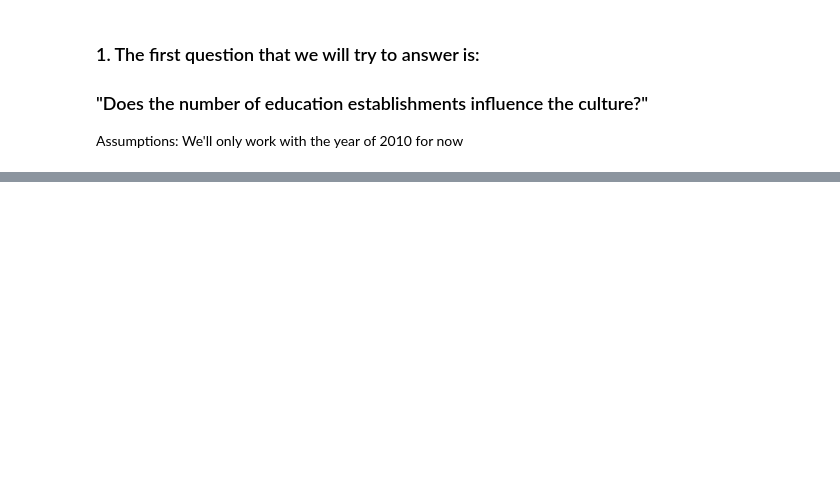
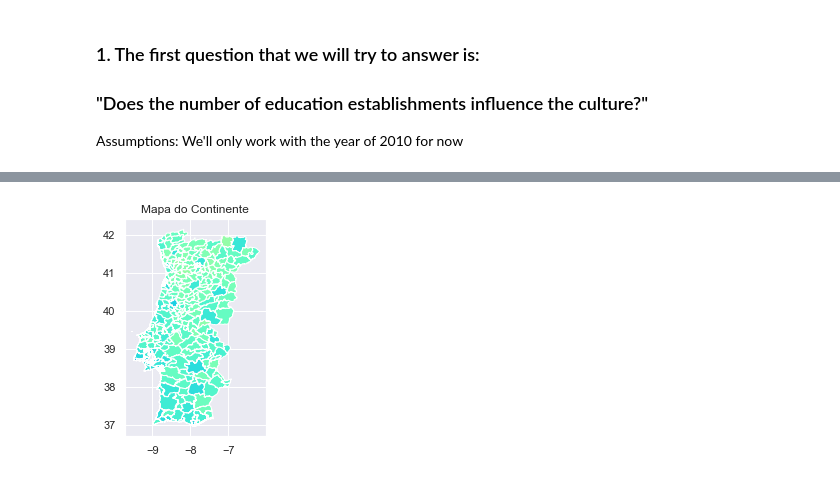
Before and after one commit to hjoaquim/psn-fs-js-hj, a Jupyter notebook: projeto-final.ipynb, the cells around one changed output, grey strips where cells are left out. Saved outputs shown, nothing was run; the diff lists cells and outputs as text; code cells hidden in the pictures; blank space fills up the shorter version.

Commit message:
printing maps on final project

```diff
--- a/projeto-final.ipynb
+++ b/projeto-final.ipynb
@@ -34,3 +36,6 @@ shp.loc[((shp['NAME_2']=='Lagoa') & (shp['NAME_1']=='Azores')),'NAME_2'] = 'Lago
 shp=shp.rename(columns={'NAME_1':'Distrito'})
 # Changing index so it county based again
 shp.index=shp['NAME_2']
+madeiraCountys = shp[shp['Distrito']=='Madeira'].index.to_list()
+azoresCountys = shp[shp['Distrito']=='Azores'].index.to_list()
+continentCountys = shp[(shp['Distrito']!='Azores') & (shp['Distrito']!='Madeira')].index.to_list()
@@ -52,0 +42,6 @@ df
+# %%
+# Adding info that is in the shapefile to the original excel
+# Pandas library automatically find the indexes for us, so we don't have to bother
+df['Distrito'] = shp['Distrito']
+df['geometry'] = shp['geometry']
+df
@@ -81,20 +102,22 @@ df2010_pplMiddle = df2010[['Básico 3º ciclo', 'Secundário']]
 df2010_pplSuperior = df2010[['Superior']]
 
 
-d = {'Municipios': df2010['Municipios'].tolist(),
+d = {'Municipios': df2010.index.tolist(),
      'qty-Est-Superior': df2010_establecimentosSuperior.sum(axis=1).to_frame()[0].tolist(),
      'ppl-Superior-Ed': df2010_pplLow.sum(axis=1).to_frame()[0].tolist(),
      'qty-Est-Middle': df2010_establecimentosMiddle.sum(axis=1).to_frame()[0].tolist(),
      'ppl-Middle-Ed': df2010_pplMiddle.sum(axis=1).to_frame()[0].tolist(),
      'qty-Est-Low': df2010_establecimentosLow.sum(axis=1).to_frame()[0].tolist(),
      'ppl-Low-Ed': df2010_pplSuperior.sum(axis=1).to_frame()[0].tolist(),
+     'Distrito': df2010['Distrito'].tolist(),
+     'geometry': df2010['geometry'].tolist(),
     }
-d1 = {'Municipios': df2010['Municipios'].tolist(),
+d1 = {'Municipios': df2010.index.tolist(),
       'ppl-Superior-Ed': df2010_pplLow.sum(axis=1).to_frame()[0].tolist(),
       'ppl-Middle-Ed': df2010_pplMiddle.sum(axis=1).to_frame()[0].tolist(),
       'ppl-Low-Ed': df2010_pplSuperior.sum(axis=1).to_frame()[0].tolist(),
      }
-d2 = {'Municipios': df2010['Municipios'].tolist(),
+d2 = {'Municipios': df2010.index.tolist(),
       'qty-Est-Superior': df2010_establecimentosSuperior.sum(axis=1).to_frame()[0].tolist(),
       'qty-Est-Middle': df2010_establecimentosMiddle.sum(axis=1).to_frame()[0].tolist(),
       'qty-Est-Low': df2010_establecimentosLow.sum(axis=1).to_frame()[0].tolist(),
@@ -108,0 +144,15 @@ df_qtyEstablecimentos_VS_Ensino['qty-Est-Superior'].corr(df_qtyEstablecimentos_V
+# %%
+def printMap(df,area,title):
+    cmap=plt.cm.rainbow
+    ax = plt.gca()
+    for m in area:
+        muni=gpd.GeoDataFrame(df.loc[m].to_frame().T)
+        value=df.loc[m]['ppl-Superior-Ed']/100
+        colorCode=mpl.colors.to_hex(cmap(value)[0:3])
+        muni.plot(color=colorCode,ax=ax)
+    plt.title(title)
+    plt.show()
+# %%
+printMap(df_qtyEstablecimentos_VS_Ensino.set_index('Municipios'), continentCountys,'Mapa do Continente')
+# %% [output]
+[figure, added]
```
Also changed, not shown: parts of 7 cells of this notebook, 1 other file.
